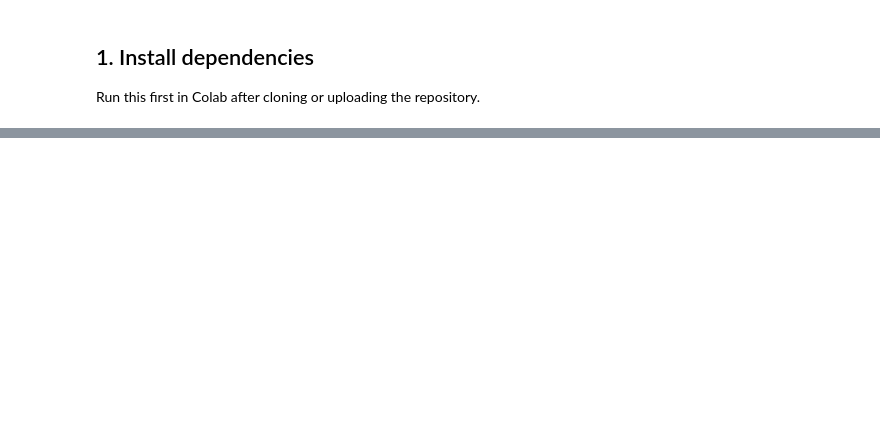
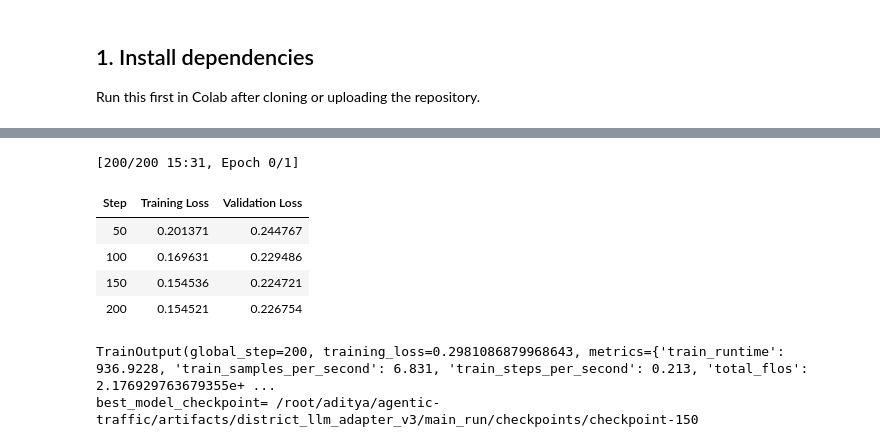
Before and after one commit to amangalampalli/agentic-traffic, a Jupyter notebook: notebooks/llama_finetune.ipynb, the cells around one changed output, grey strips where cells are left out. Saved outputs shown, nothing was run; the diff lists cells and outputs as text; code cells hidden in the pictures; blank space fills up the shorter version.

```diff
--- a/notebooks/llama_finetune.ipynb
+++ b/notebooks/llama_finetune.ipynb
@@ -220,0 +208,36 @@ Use this if you restart the runtime and want to score the saved adapter directly
+# %%
+EOS_TOKEN = tokenizer.eos_token or ''
+
+
+def render_messages(messages, add_generation_prompt=False):
+    if getattr(tokenizer, 'chat_template', None):
+        return tokenizer.apply_chat_template(
+            messages,
+            tokenize=False,
+            add_generation_prompt=add_generation_prompt,
+        )
+
+    rendered_messages = [f"{msg['role']}: {msg['content']}" for msg in messages]
+    if add_generation_prompt:
+        rendered_messages.append('assistant:')
+    return '\n'.join(rendered_messages)
+
+
+def format_chat_examples(batch):
+    texts = []
+    for messages in batch['messages']:
+        rendered = render_messages(messages, add_generation_prompt=False)
+        texts.append(rendered + EOS_TOKEN)
+    return {'text': texts}
+
+
+map_kwargs = {
+    'function': format_chat_examples,
+    'batched': True,
+    'remove_columns': dataset['train'].column_names,
+}
+if DATASET_NUM_PROC:
+    map_kwargs['num_proc'] = DATASET_NUM_PROC
+
+formatted_dataset = dataset.map(**map_kwargs)
+formatted_dataset
@@ -220,0 +339,13 @@ Use this if you restart the runtime and want to score the saved adapter directly
+# %%
+trainer_stats = trainer.train(resume_from_checkpoint=RESUME_FROM_CHECKPOINT)
+print(trainer_stats)
+print('best_model_checkpoint=', getattr(trainer.state, 'best_model_checkpoint', None))
+# %% [output]
+[200/200 15:31, Epoch 0/1]
+| Step | Training Loss | Validation Loss |
+| 50 | 0.201371 | 0.244767 |
+| 100 | 0.169631 | 0.229486 |
+| 150 | 0.154536 | 0.224721 |
+| 200 | 0.154521 | 0.226754 |
+TrainOutput(global_step=200, training_loss=0.2981086879968643, metrics={'train_runtime': 936.9228, 'train_samples_per_second': 6.831, 'train_steps_per_second': 0.213, 'total_flos': 2.176929763679355e+ ...
+best_model_checkpoint= /root/aditya/agentic-traffic/artifacts/district_llm_adapter_v3/main_run/checkpoints/checkpoint-150
```
Also changed, not shown: parts of 47 cells of this notebook, 58 other files.
